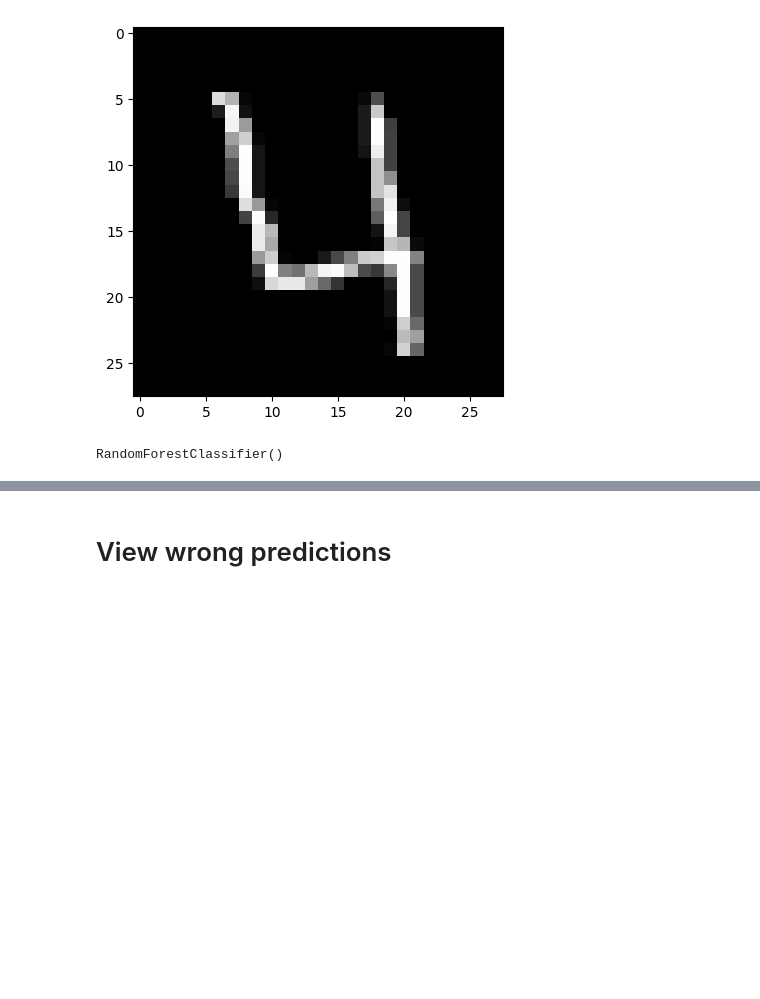
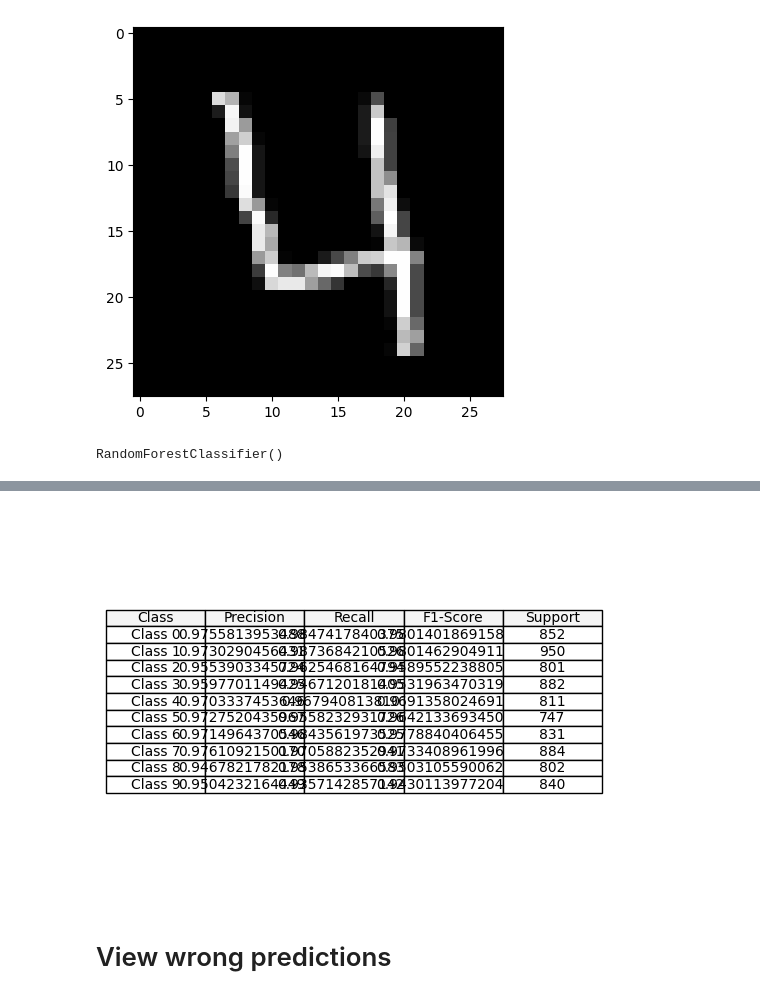
Before and after one commit to Spring317/ML2_project, a Jupyter notebook: Handwritten Digit Classification.ipynb, the cells around one changed output, grey strips where cells are left out. Saved outputs shown, nothing was run; the diff lists cells and outputs as text; code cells hidden in the pictures; blank space fills up the shorter version.

```diff
--- a/Handwritten Digit Classification.ipynb
+++ b/Handwritten Digit Classification.ipynb
@@ -106,3 +113,27 @@ Validation Confusion Matrix:
+# %%
+# Calculate precision, recall, f1-score, and support for each class in the validation set
+precision, recall, f1_score, support = precision_recall_fscore_support(y_validation, prediction_validation, average=None)
+
+# Create a table
+fig, ax = plt.subplots()
+ax.axis('off')  # Turn off axis for better visualization of the table
+
+# Data for the table
+table_data = []
+for class_label in range(10):
+    table_data.append([f'Class {class_label}', precision[class_label], recall[class_label], f1_score[class_label], support[class_label]])
+
+# Column labels
+col_labels = ['Class', 'Precision', 'Recall', 'F1-Score', 'Support']
+
+# Create the table
+table = ax.table(cellText=table_data, colLabels=col_labels, loc='center', cellLoc='center', colColours=['#f5f5f5']*5)
+table.auto_set_font_size(False)
+table.set_fontsize(10)
+
+plt.show()
+# %% [output]
+[figure, added]
 # %% [markdown]
 # View wrong predictions
 # %%
```
Also changed, not shown: parts of 3 cells of this notebook.
